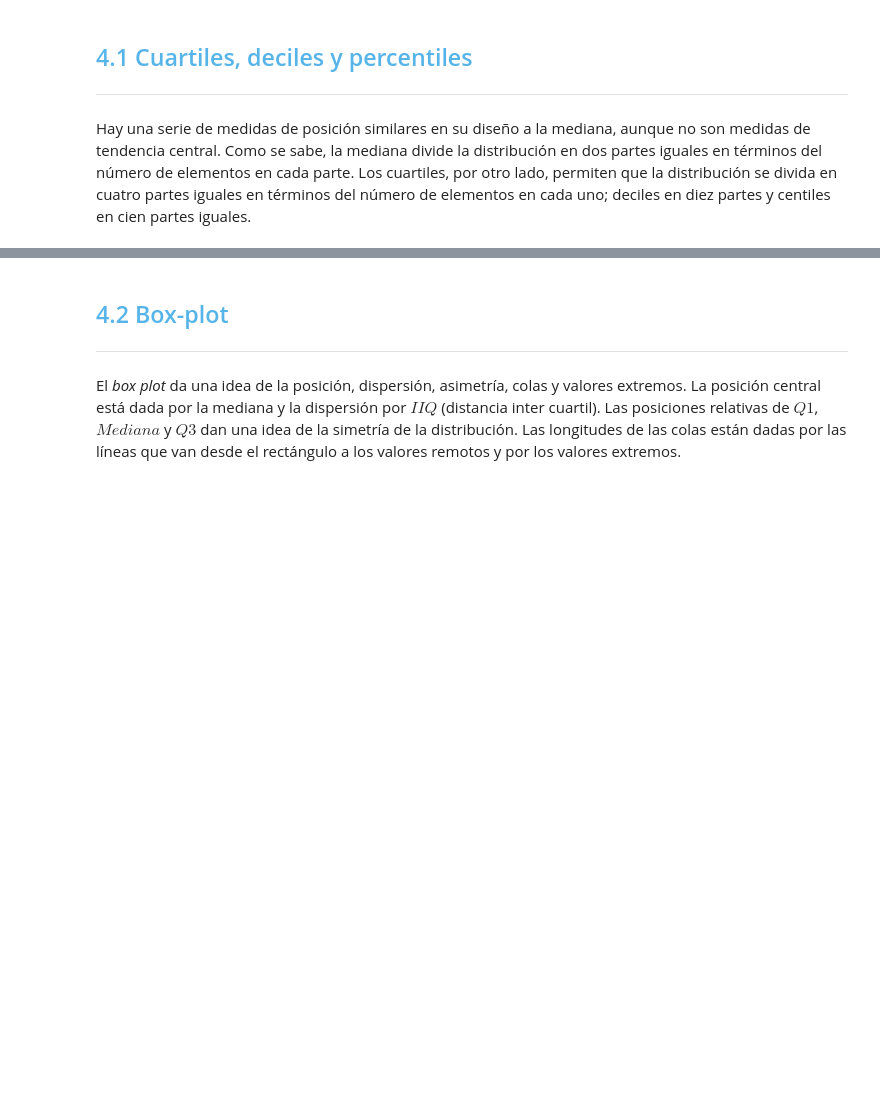
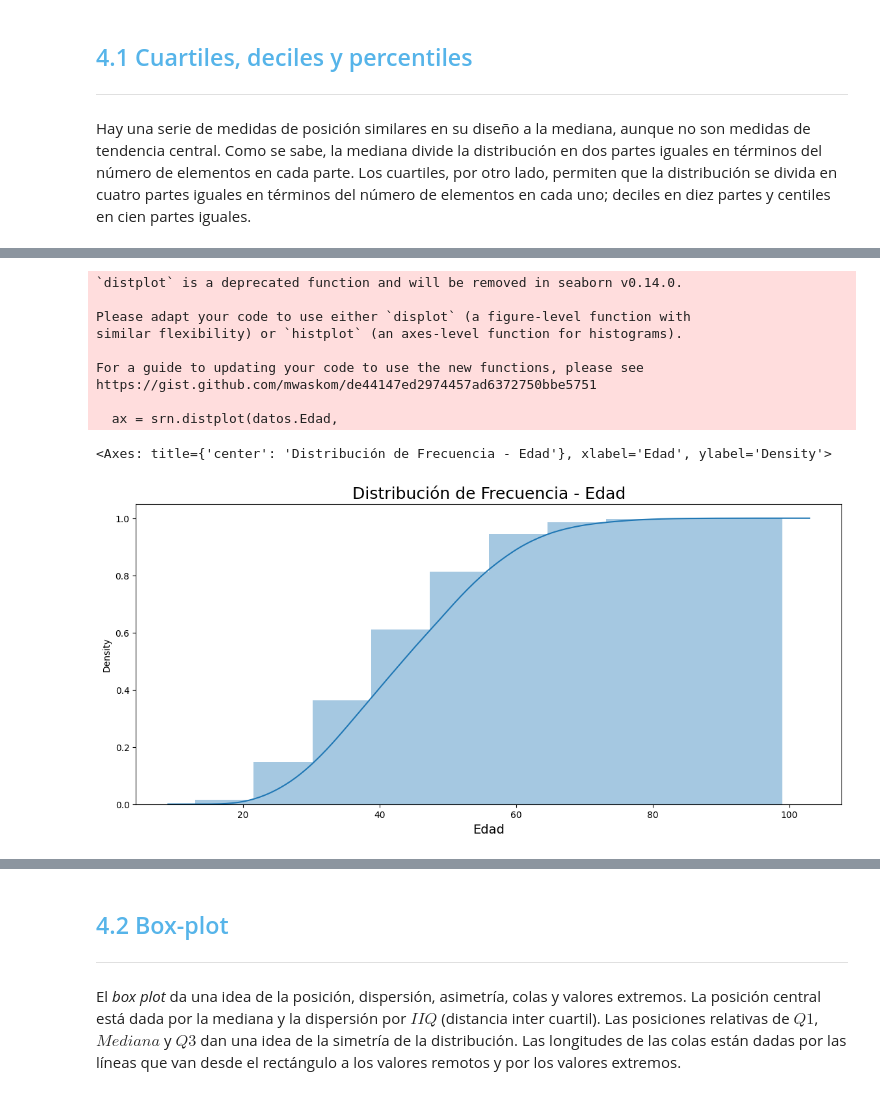
Before and after one commit to MarteDevs/Estadistica-con-Python, a Jupyter notebook: Curso_de_Estadística_con_Python_1.ipynb, the cells around one changed output, grey strips where cells are left out. Drawn from its saved outputs; the diff is of its cells as text; code cells hidden in the pictures; blank space fills up the shorter version.

```diff
--- a/Curso_de_Estadística_con_Python_1.ipynb
+++ b/Curso_de_Estadística_con_Python_1.ipynb
@@ -1180,0 +1246,25 @@ Hay una serie de medidas de posición similares en su diseño a la mediana, aunq
+# %%
+# para ver los deciles depende de los bins o las columnas que se queirea
+ax = srn.distplot(datos.Edad,
+                  hist_kws={'cumulative':True},
+                  kde_kws={'cumulative':True},
+                  bins = 10)
+ax.figure.set_size_inches(14, 6)
+# Crea un boxplot de la columna 'Ingreso' usando seaborn.
+ax.set_title('Distribución de Frecuencia - Edad', fontsize=18)
+# Establece el título del gráfico.
+ax.set_xlabel('Edad', fontsize=14)
+# Establece la etiqueta del eje x.
+ax
+# %% [output]
+`distplot` is a deprecated function and will be removed in seaborn v0.14.0.
+
+Please adapt your code to use either `displot` (a figure-level function with
+similar flexibility) or `histplot` (an axes-level function for histograms).
+
+For a guide to updating your code to use the new functions, please see
+https://gist.github.com/mwaskom/de44147ed2974457ad6372750bbe5751
+
+  ax = srn.distplot(datos.Edad,
+<Axes: title={'center': 'Distribución de Frecuencia - Edad'}, xlabel='Edad', ylabel='Density'>
+[figure, added]
```
Also changed, not shown: parts of 15 cells of this notebook.
